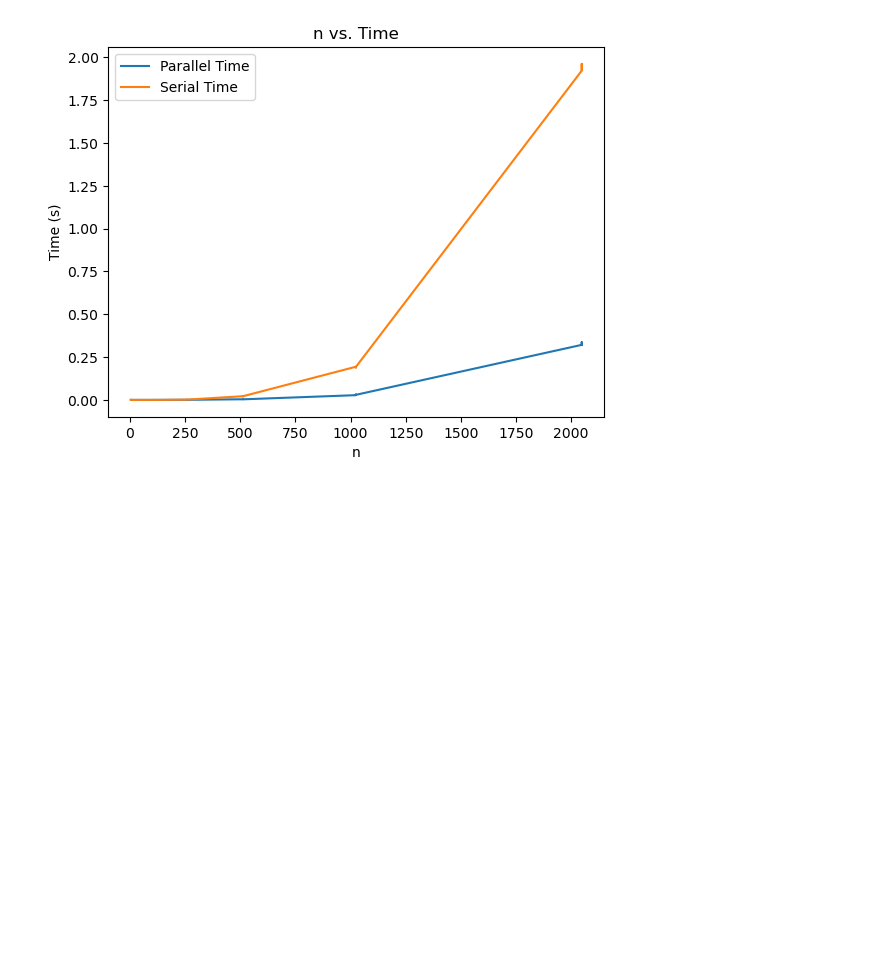
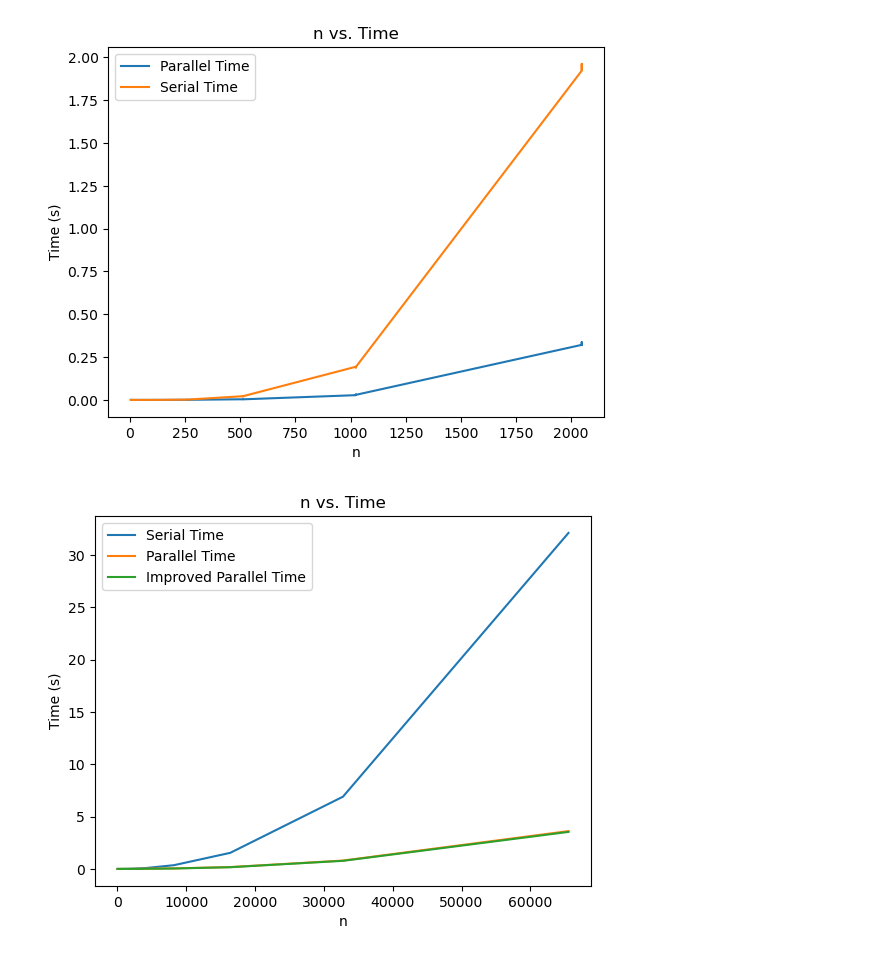
Before and after one commit to rgavigan/cs4402, a Jupyter notebook: assign1/plottingPerformance.ipynb, the cells around one changed output. Saved outputs shown, nothing was run; the diff lists cells and outputs as text; code cells hidden in the pictures; blank space fills up the shorter version.

```diff
--- a/assign1/plottingPerformance.ipynb
+++ b/assign1/plottingPerformance.ipynb
@@ -17,3 +17,18 @@ plt.legend()
 plt.show()
 # %% [output]
 [figure]
+# %%
+# Open resultsClosest.csv
+df = pd.read_csv('resultsClosest.csv')
+
+# Plot n versus Serial Time and Parallel Time and Improved Parallel Time
+plt.plot(df['n'], df['Serial Time'], label='Serial Time')
+plt.plot(df['n'], df['Parallel Time'], label='Parallel Time')
+plt.plot(df['n'], df['Improved Parallel Time'], label='Improved Parallel Time')
+plt.xlabel('n')
+plt.ylabel('Time (s)')
+plt.title('n vs. Time')
+plt.legend()
+plt.show()
+# %% [output]
+[figure, added]
```
Also changed, not shown: 7 other files.
